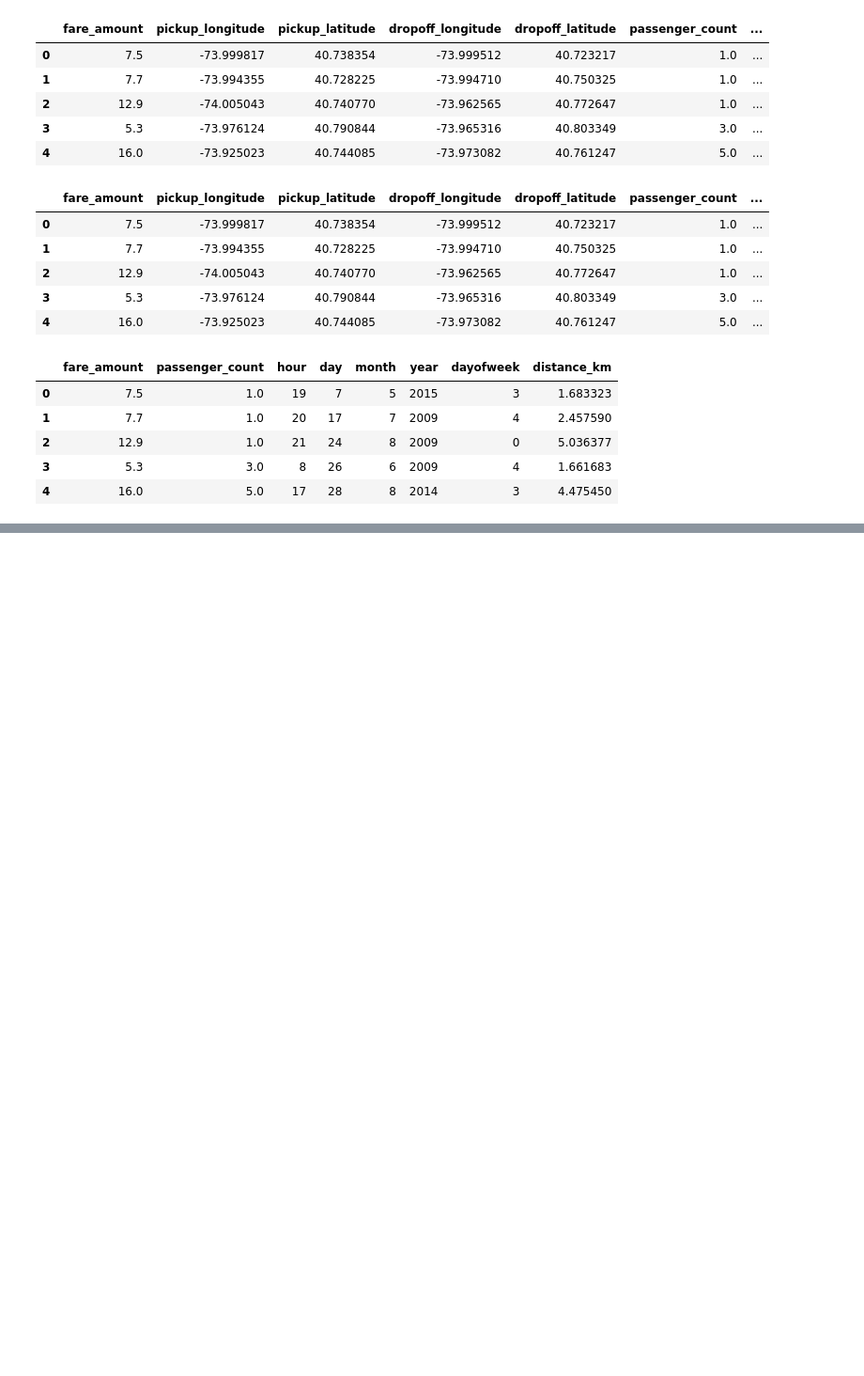
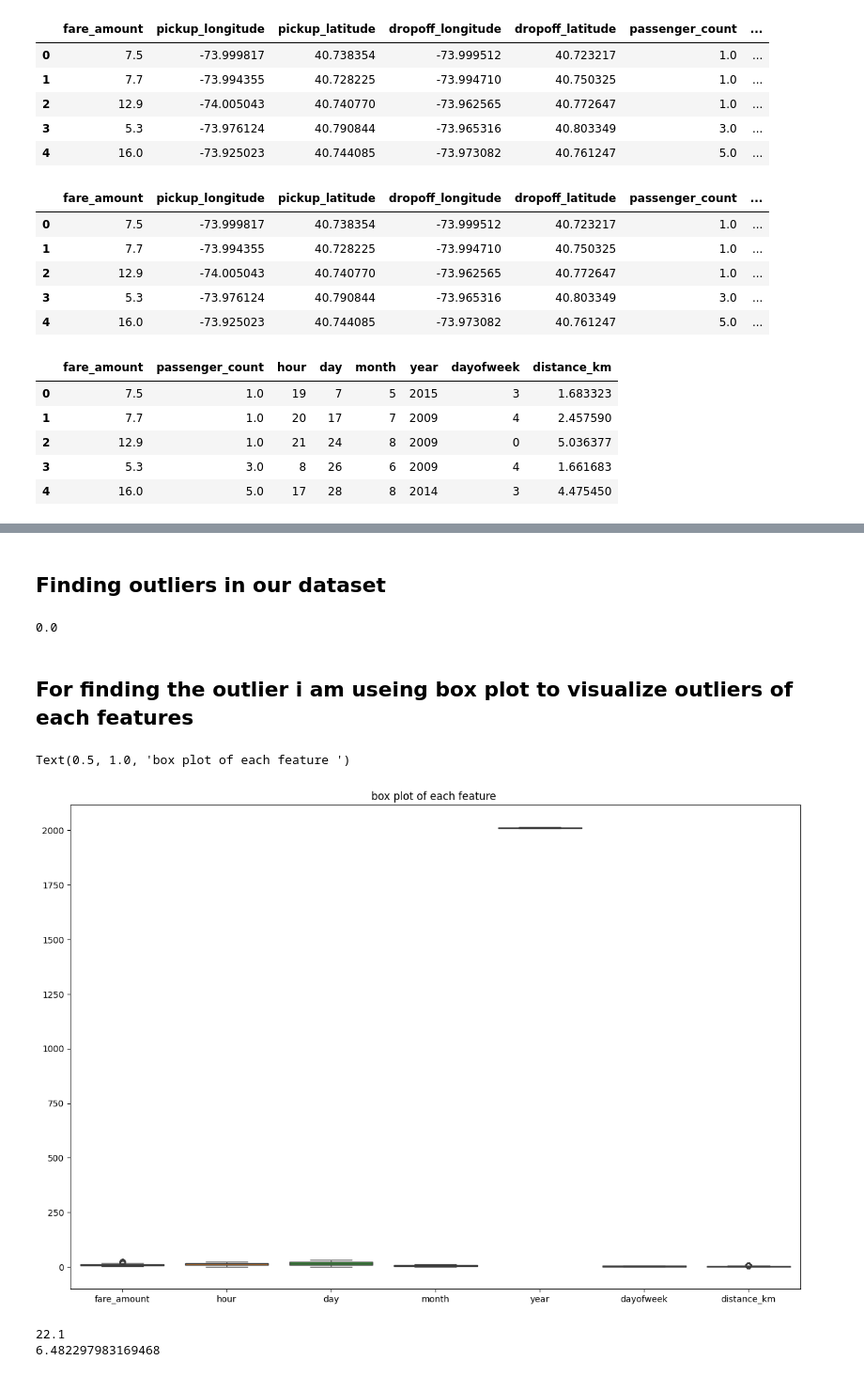
Before and after one commit to atulshahi6310/machine_learning_with_python, a Jupyter notebook: projects/Uber Fare/Uber_Fare _Cab_Fare _prediction.ipynb, the cells around one changed output, grey strips where cells are left out. Shown at 94% size. Cells and saved outputs as stored; diff of their text form; code cells hidden in the pictures; blank space fills up the shorter version.

```diff
--- a/projects/Uber Fare/Uber_Fare _Cab_Fare _prediction.ipynb
+++ b/projects/Uber Fare/Uber_Fare _Cab_Fare _prediction.ipynb
@@ -258,0 +270,8 @@ df.describe()
+# %% [markdown]
+## Finding outliers in our dataset
+# %%
+df.fare_amount.min()
+# %% [output]
+0.0
+# %% [markdown]
+## For finding the outlier i am useing box plot to visualize outliers of each features
@@ -258,0 +282,7 @@ df.describe()
+# %%
+plt.figure(figsize=(15, 10))
+sns.boxplot(data = df)
+plt.title("box plot of each feature ")
+# %% [output]
+Text(0.5, 1.0, 'box plot of each feature ')
+[figure, added]
@@ -258,0 +294,6 @@ df.describe()
+# %%
+print(df["fare_amount"].max())
+print(df["distance_km"].max())
+# %% [output]
+22.1
+6.482297983169468
```
Also changed, not shown: parts of 38 cells of this notebook, 1 other file.
